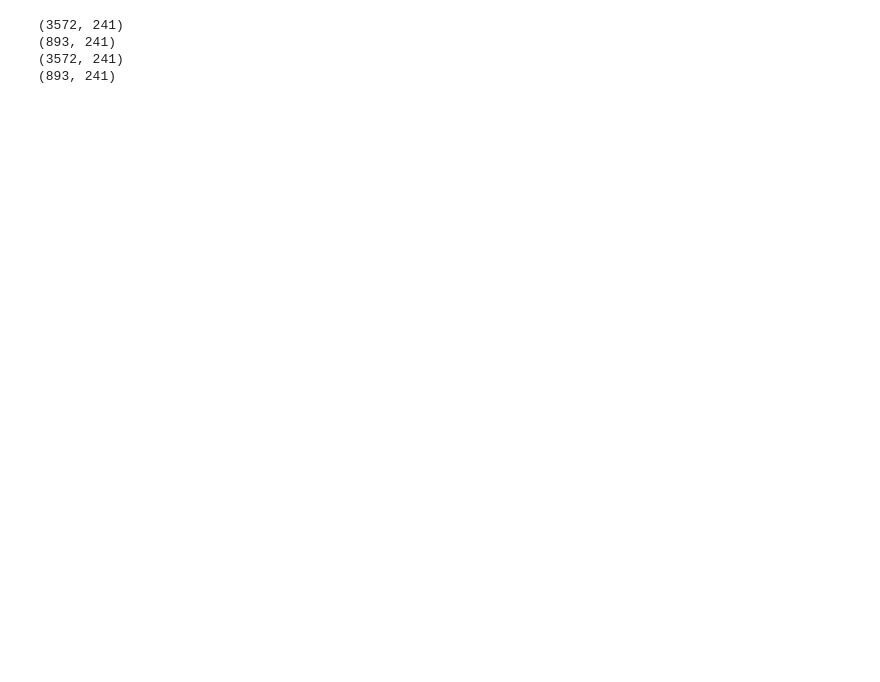
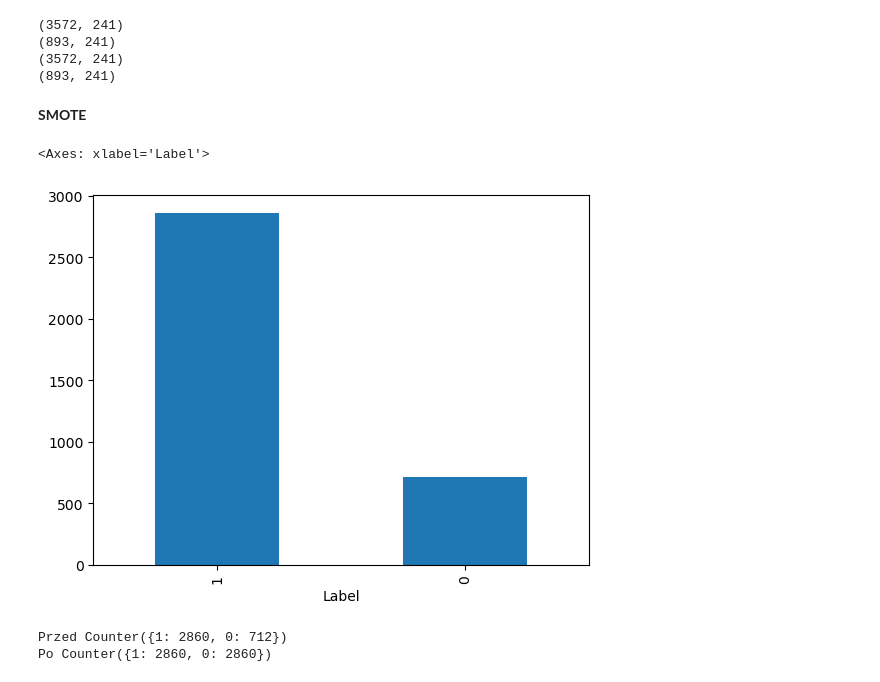
Before and after one commit to BeNNeTTcik/xgboost, a Jupyter notebook: notebooks/nb_android.ipynb, the cells around one changed output. Saved outputs shown, nothing was run; the diff lists cells and outputs as text; code cells hidden in the pictures; blank space fills up the shorter version.

```diff
--- a/notebooks/nb_android.ipynb
+++ b/notebooks/nb_android.ipynb
@@ -93,5 +101,22 @@ print(X_test.shape)
 (893, 241)
 (3572, 241)
 (893, 241)
+# %% [markdown]
+**SMOTE**
+# %%
+pd.Series(y_train).value_counts().plot.bar()
+# %% [output]
+<Axes: xlabel='Label'>
+[figure, added]
+# %%
+con = Counter(y_train)
+print('Przed',con)
+smote = SMOTE()
+X_train_sm, y_train_sm = smote.fit_resample(X_train,y_train)
+con1 = Counter(y_train_sm)
+print('Po', con1)
+# %% [output]
+Przed Counter({1: 2860, 0: 712})
+Po Counter({1: 2860, 0: 2860})
 # %%
 model = XGBRFClassifier(n_estimators=100, max_depth=100)        #random forest dla sklasyfikowanych
```
Also changed, not shown: parts of 8 cells of this notebook.
